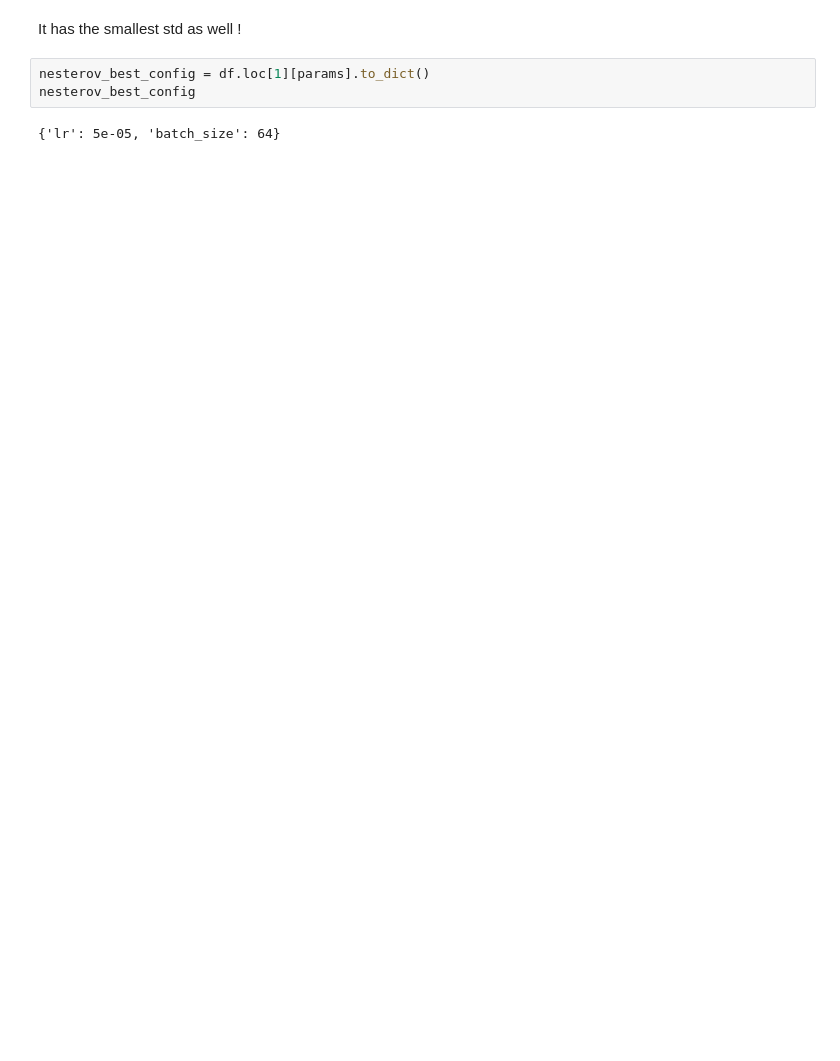
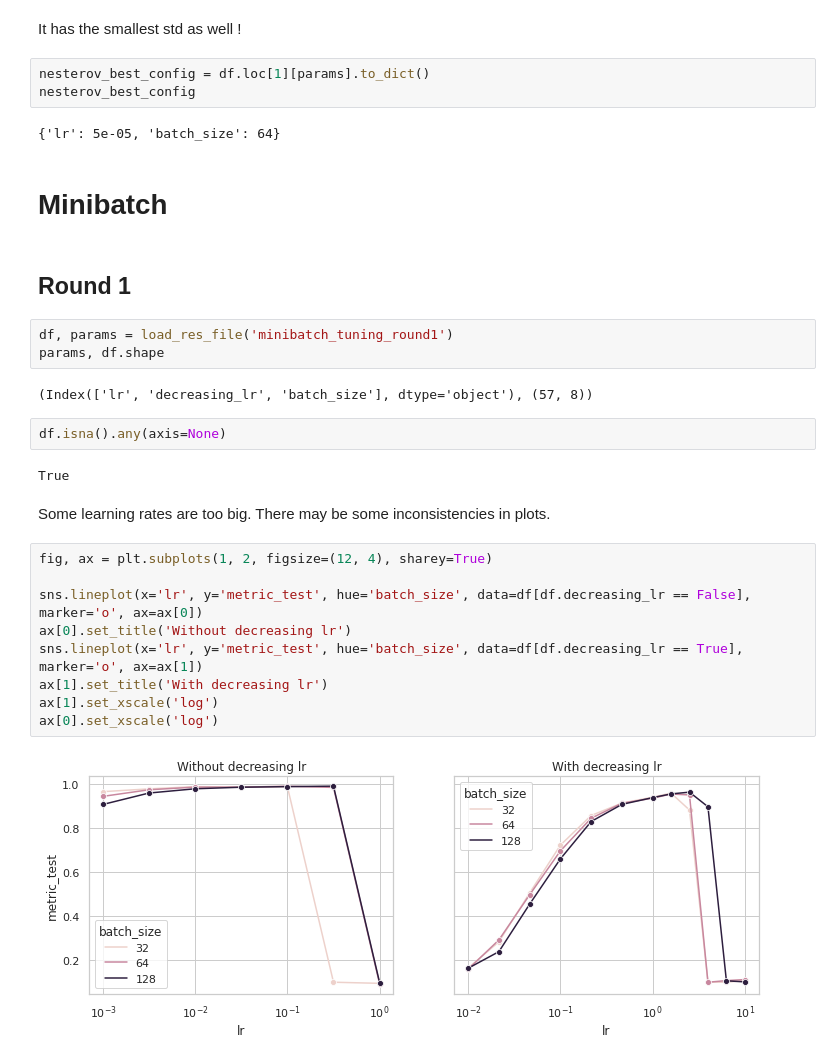
Before and after one commit to matthiaszeller/optml_project, a Jupyter notebook: Hyperparam-tuning.ipynb, the cells around one changed output. Drawn from its saved outputs; the diff is of its cells as text; blank space fills up the shorter version.

Commit message:
minibatch tuning

```diff
--- a/Hyperparam-tuning.ipynb
+++ b/Hyperparam-tuning.ipynb
@@ -278,3 +278,29 @@ nesterov_best_config = df.loc[1][params].to_dict()
 nesterov_best_config
 # %% [output]
 {'lr': 5e-05, 'batch_size': 64}
+# %% [markdown]
+# Minibatch
+# %% [markdown]
+## Round 1
+# %%
+df, params = load_res_file('minibatch_tuning_round1')
+params, df.shape
+# %% [output]
+(Index(['lr', 'decreasing_lr', 'batch_size'], dtype='object'), (57, 8))
+# %%
+df.isna().any(axis=None)
+# %% [output]
+True
+# %% [markdown]
+Some learning rates are too big. There may be some inconsistencies in plots.
+# %%
+fig, ax = plt.subplots(1, 2, figsize=(12, 4), sharey=True)
+
+sns.lineplot(x='lr', y='metric_test', hue='batch_size', data=df[df.decreasing_lr == False], marker='o', ax=ax[0])
+ax[0].set_title('Without decreasing lr')
+sns.lineplot(x='lr', y='metric_test', hue='batch_size', data=df[df.decreasing_lr == True], marker='o', ax=ax[1])
+ax[1].set_title('With decreasing lr')
+ax[1].set_xscale('log')
+ax[0].set_xscale('log')
+# %% [output]
+[figure, added]
```
Also changed, not shown: parts of 8 cells of this notebook, 3 other files.
